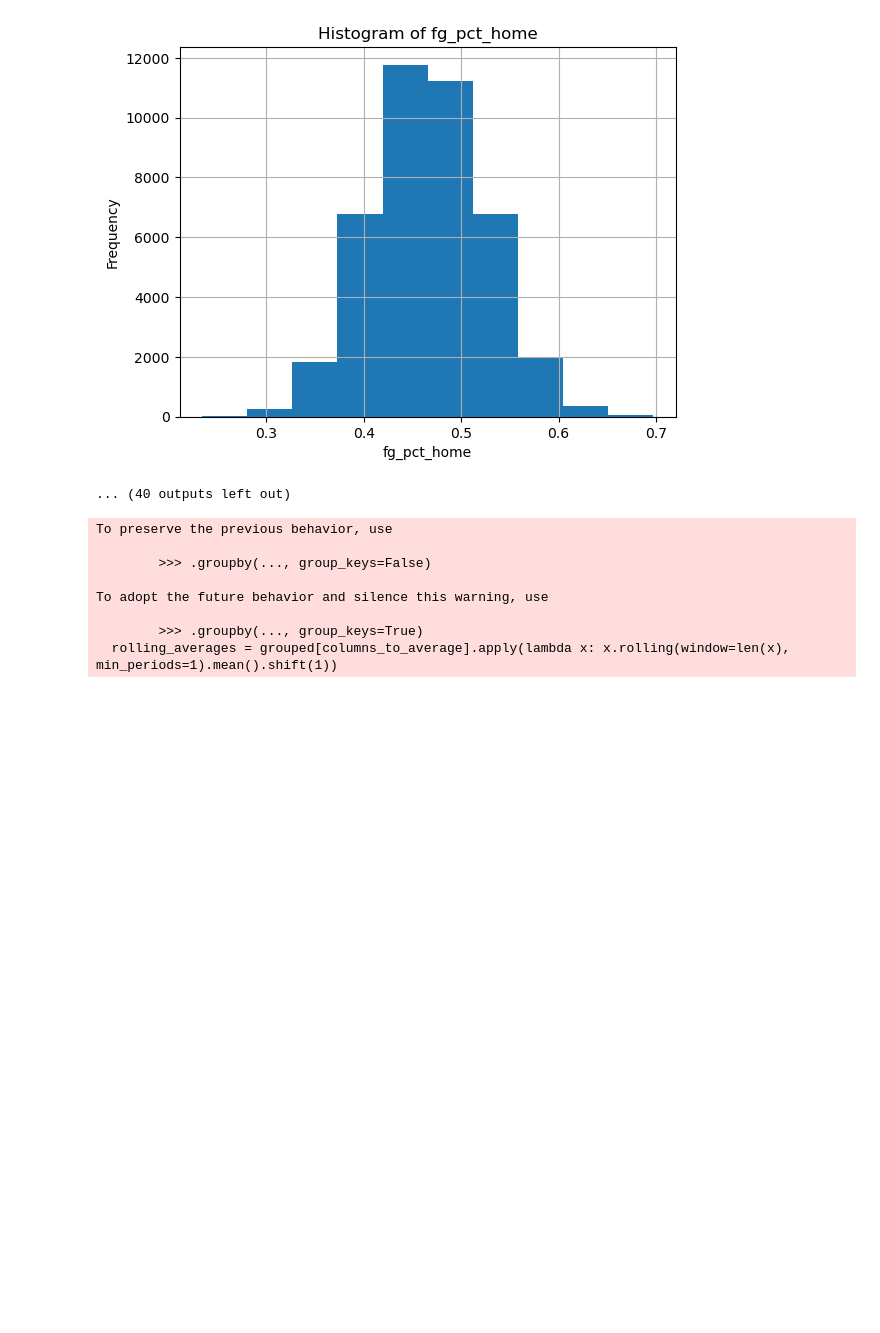
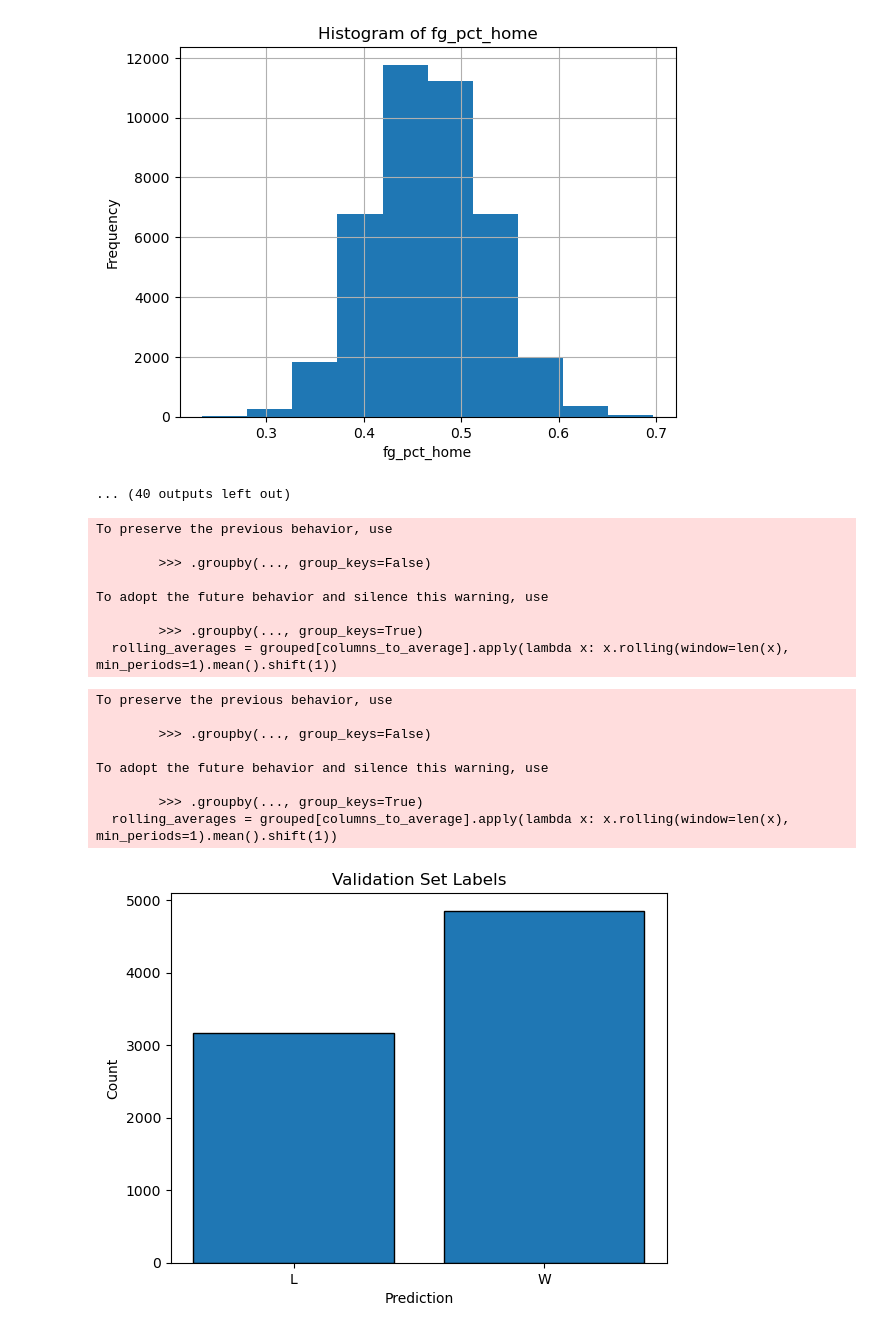
Before and after one commit to SpencerArnold2/nba-predictor, a Jupyter notebook: preprocessing.ipynb, the cells around one changed output. Cells and saved outputs as stored; diff of their text form; code cells hidden in the pictures; blank space fills up the shorter version.

```diff
--- a/preprocessing.ipynb
+++ b/preprocessing.ipynb
@@ -175,3 +175,25 @@ To adopt the future behavior and silence this warning, use
   rolling_averages = grouped[columns_to_average].apply(lambda x: x.rolling(window=len(x), min_periods=1).mean().shift(1))
 # %%
 duplicates = combined_data[combined_data.duplicated(subset=combined_data.columns[:-1], keep=False)]
+# %%
+import matplotlib.pyplot as plt
+from preprocessing import *
+data_path = 'data/game.csv'
+X_train, X_test, y_train, y_test = prep_all(data_path)
+
+plt.hist(y_test, bins=[0, 1, 2], align='left', rwidth=0.8, edgecolor='black')
+plt.xlabel('Prediction')
+plt.ylabel('Count')
+plt.title('Validation Set Labels')
+plt.xticks([0, 1], ['L', 'W'])
+plt.savefig('plots/results/y_train_hist_w_l.png')
+# %% [output]
+To preserve the previous behavior, use
+
+        >>> .groupby(..., group_keys=False)
+
+To adopt the future behavior and silence this warning, use
+
+        >>> .groupby(..., group_keys=True)
+  rolling_averages = grouped[columns_to_average].apply(lambda x: x.rolling(window=len(x), min_periods=1).mean().shift(1))
+[figure, added]
```
Also changed, not shown: 2 other files.
